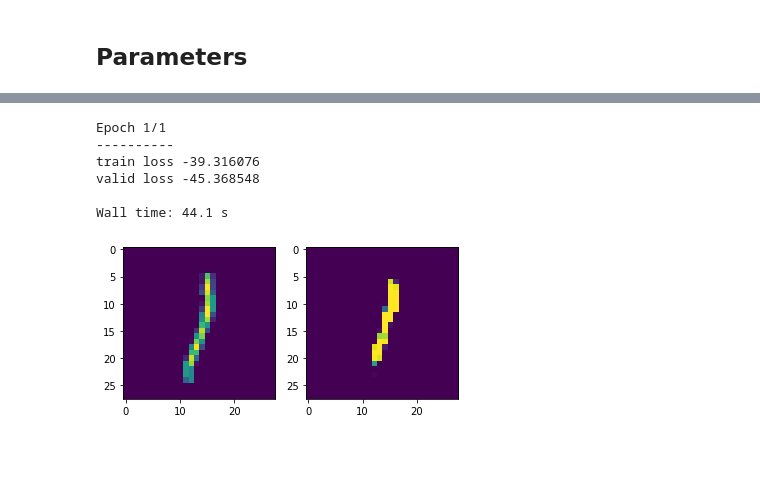
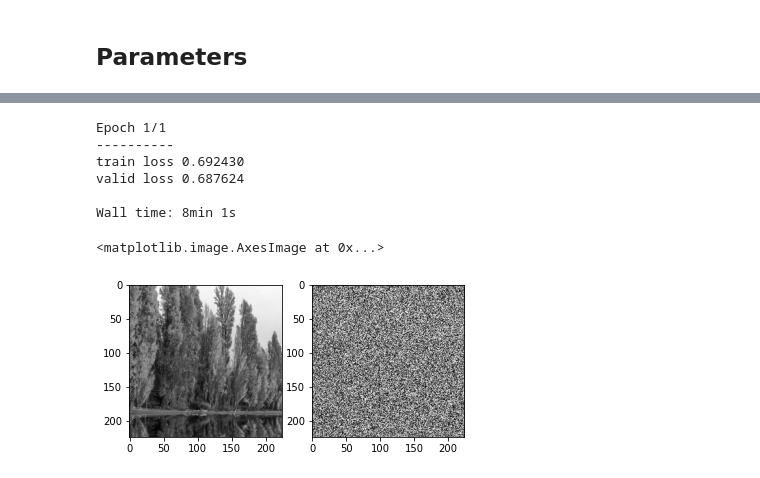
Before and after one commit to arthurviens/genmodel-DCGAN, a Jupyter notebook: autoencoder.ipynb, the cells around one changed output, grey strips where cells are left out. Saved outputs shown, nothing was run; the diff lists cells and outputs as text; code cells hidden in the pictures; blank space fills up the shorter version.

```diff
--- a/autoencoder.ipynb
+++ b/autoencoder.ipynb
@@ -16,9 +17,10 @@ batch_size_train = 10
 batch_size_test = 100
 
 train_loader, test_loader = define_mnist_loaders(batch_size_train, batch_size_test)
+train_loader, test_loader = define_landscapes_loaders(10, 10)
 
 input_size = 784
-encoding_dim = 32
+encoding_dim = 128
 learning_rate = 0.01
 momentum = 0.5
 log_interval = 10
@@ -59 +41,3 @@ autoencoder = Autoencoder(784,32)
+# %%
+autoencoder = Autoencoder(224*224, 64)
 # %%
@@ -65,18 +53,19 @@ axes[0].imshow(x[0][0].numpy()); axes[1].imshow(autoencoder(x)[0][0].detach().nu
 # %%
-%time train(autoencoder, trainloader=train_loader, valloader=test_loader, num_epochs=n_epochs)
+%time train(autoencoder, trainloader=train_loader, valloader=test_loader, num_epochs=1)
 # %% [output]
 Epoch 1/1
 ----------
-train loss -39.316076
-valid loss -45.368548
+train loss 0.692430
+valid loss 0.687624
 
-Wall time: 44.1 s
+Wall time: 8min 1s
 # %%
-x,y = next(iter(train_loader))
+x = next(iter(test_loader))
 #z = autoencoder(x)
 device = torch.device('cuda:0' if torch.cuda.is_available() else 'cpu')
 x = x.to(device)
-fig,axes = plt.subplots(1,2); plt.set_cmap(['gray','viridis'][1])
+fig,axes = plt.subplots(1,2); plt.set_cmap(['gray','viridis'][0])
 axes[0].imshow(x[0][0].cpu()); axes[1].imshow(autoencoder(x)[0][0].detach().cpu())
 # %% [output]
+<matplotlib.image.AxesImage at 0x...>
-[figure, old version]
+[figure, new version]
```
Also changed, not shown: parts of 5 cells of this notebook, 2 other files.
